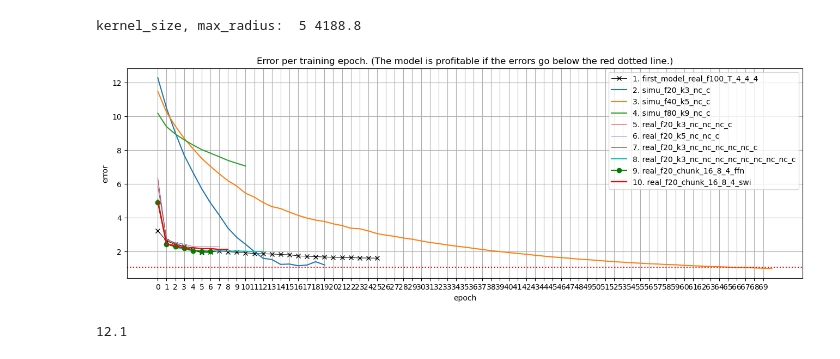
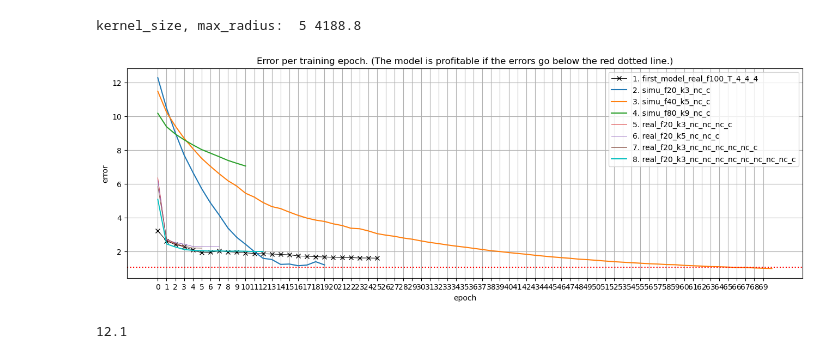
Before and after one commit to MachineLearningMike/Zeus2026, a Jupyter notebook: research/test01.ipynb, the cells around one changed output. Saved outputs shown, nothing was run; the diff lists cells and outputs as text; code cells hidden in the pictures.

```diff
--- a/research/test01.ipynb
+++ b/research/test01.ipynb
@@ -36,42 +36,43 @@ real_f20_k5_nc_nc_c = np.array([6.22, 2.70, 2.53, 2.44, 2.30, 2.28, 2.28, 2.28])
 real_f20_k3_nc_nc_nc_nc_nc_c = np.array([5.85, 2.76, 2.47, 2.32, 2.21, 2.20])
 real_f20_k3_nc_nc_nc_nc_nc_nc_nc_nc_c = np.array([5.09, 2.45, 2.27, 2.12, 2.07, 2.05, 2.03, 2.04, 2.02, 2.03, 2.02, 2.00, 2.01])
 
-real_f20_chunk_16_8_4_ffn = np.array([4.90, 2.44, 2.29, 2.21, 2.05, 2.02, 2.01])
-real_f20_chunk_16_8_4_swi = np.array([4.99, 2.45, 2.35, 2.20, 2.23, 2.17, 2.18, 2.12, 2.13])
+# cnn was working, in place of a trasnformer.
+# real_f20_chunk_16_8_4_ffn = np.array([4.90, 2.44, 2.29, 2.21, 2.05, 2.02, 2.01])
+# real_f20_chunk_16_8_4_swi = np.array([4.99, 2.45, 2.35, 2.20, 2.23, 2.17, 2.18, 2.12, 2.13])
 
 plt.figure(figsize=(16, 5))
 # plt.plot(x, ideal, linestyle='-')
 # plt.plot(x, worst, linestyle='-', marker='o', label=label_worst)
 
 plt.plot(first_model_real_f100_T_4_4_4, label='1. first_model_real_f100_T_4_4_4', c='k', marker='x', lw=0.7)
 plt.plot(simu_f20_k3_nc_c, label='2. simu_f20_k3_nc_c')
 plt.plot(simu_f40_k5_nc_c, label='3. simu_f40_k5_nc_c')
 plt.plot(simu_f80_k9_nc_c, label='4. simu_f80_k9_nc_c')
 
 plt.plot(real_f20_k3_nc_nc_nc_c, label='5. real_f20_k3_nc_nc_nc_c', lw=0.7)
 plt.plot(real_f20_k5_nc_nc_c, label='6. real_f20_k5_nc_nc_c', lw=0.7)
 plt.plot(real_f20_k3_nc_nc_nc_nc_nc_c, label='7. real_f20_k3_nc_nc_nc_nc_nc_c', lw=0.7)
 plt.plot(real_f20_k3_nc_nc_nc_nc_nc_nc_nc_nc_c, label='8. real_f20_k3_nc_nc_nc_nc_nc_nc_nc_nc_c', c='c', lw=1.4) #, marker='o')
 
-plt.plot(real_f20_chunk_16_8_4_ffn, label='9. real_f20_chunk_16_8_4_ffn', c='g', marker='o', lw=1.4)
-plt.plot(real_f20_chunk_16_8_4_swi, label='10. real_f20_chunk_16_8_4_swi', c='r', lw=1.7)
+# plt.plot(real_f20_chunk_16_8_4_ffn, label='9. real_f20_chunk_16_8_4_ffn', c='g', marker='o', lw=1.4)
+# plt.plot(real_f20_chunk_16_8_4_swi, label='10. real_f20_chunk_16_8_4_swi', c='r', lw=1.7)
 
 plt.plot()
 plt.xticks(x)
 plt.xlabel("epoch")
 plt.ylabel("error")
 plt.title("Error per training epoch. (The model is profitable if the errors go below the red dotted line.)")
 plt.legend()
 plt.grid(True)
 
 # # Add y-value labels next to markers
 # for xi, yi in zip(x, y):
 #     plt.text(xi, yi, f"{yi:.2f}", ha='left', va='bottom', fontsize=8)
 
 plt.axhline(y=1.06, color='red', linestyle=':', linewidth=1.5, label='y = 1.06 (reference)')
 plt.show()
 # %% [output]
-[figure, old version]
+[figure, new version]
 # %%
 import torch
 print(torch.version.cuda)   # should print something like '12.1' or '11.8'
```
Also changed, not shown: 13 other files.
